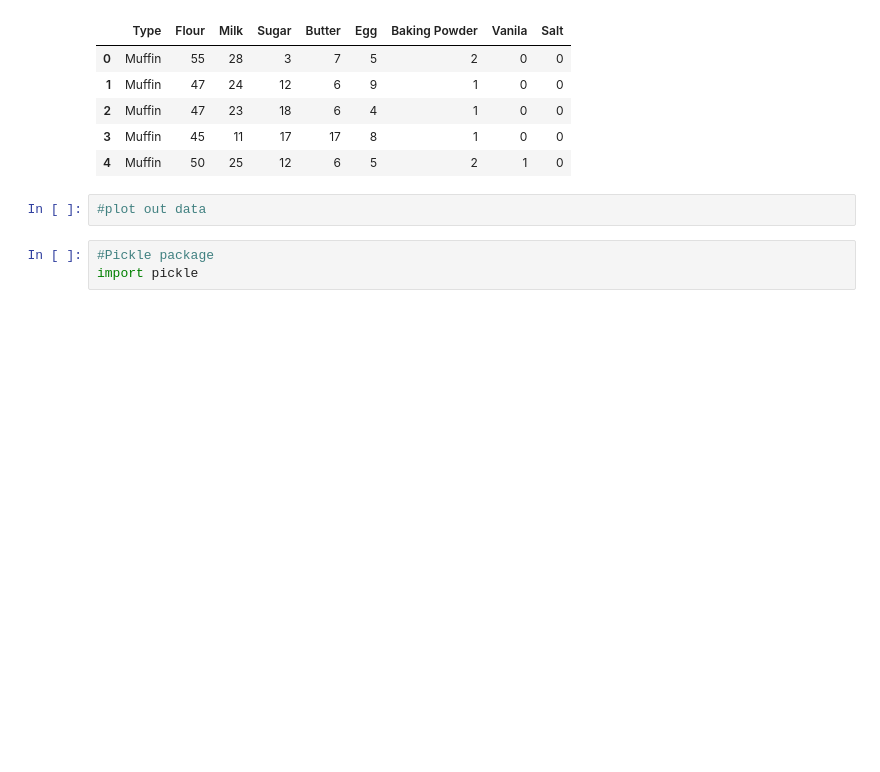
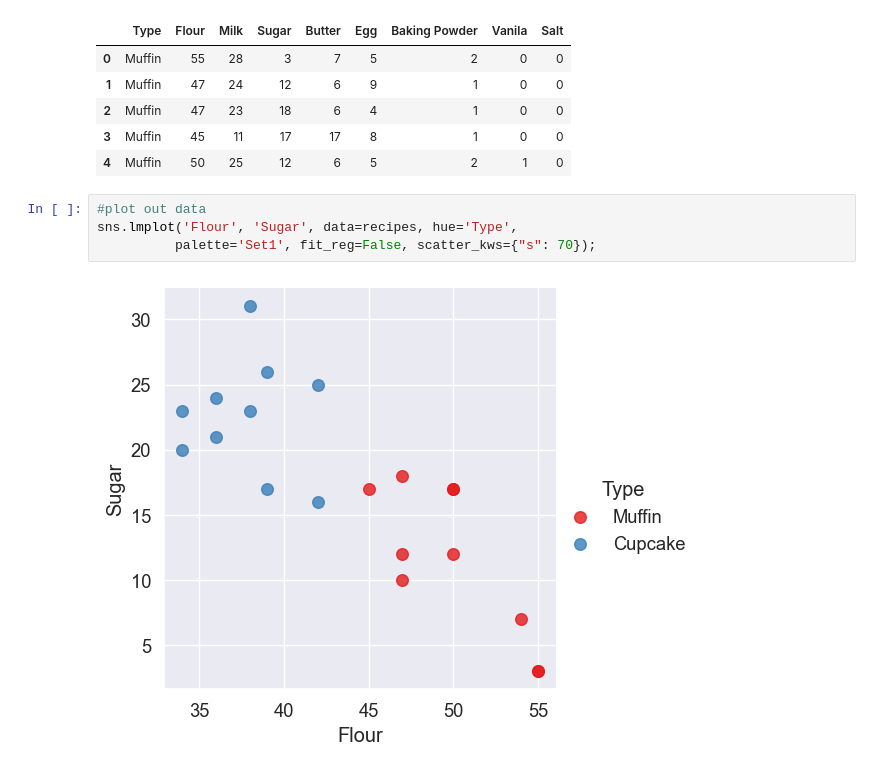
Before and after one commit to mulee0621/Machine_Learning_in_Python, a Jupyter notebook: Muffin_Cupcake.ipynb, the cells around one changed output. Saved outputs shown, nothing was run; the diff lists cells and outputs as text; blank space fills up the shorter version.

```diff
--- a/Muffin_Cupcake.ipynb
+++ b/Muffin_Cupcake.ipynb
@@ -21,8 +21,9 @@ recipes.head()
 | 2 | Muffin | 47 | 23 | 18 | 6 | 4 | 1 | 0 | 0 |
 | 3 | Muffin | 45 | 11 | 17 | 17 | 8 | 1 | 0 | 0 |
 | 4 | Muffin | 50 | 25 | 12 | 6 | 5 | 2 | 1 | 0 |
-# %%
-#plot out data
-# %%
-#Pickle package
-import pickle
+# %%
+#plot out data
+sns.lmplot('Flour', 'Sugar', data=recipes, hue='Type',
+          palette='Set1', fit_reg=False, scatter_kws={"s": 70});
+# %% [output]
+[figure, added]
```
Also changed, not shown: parts of 6 cells of this notebook.
